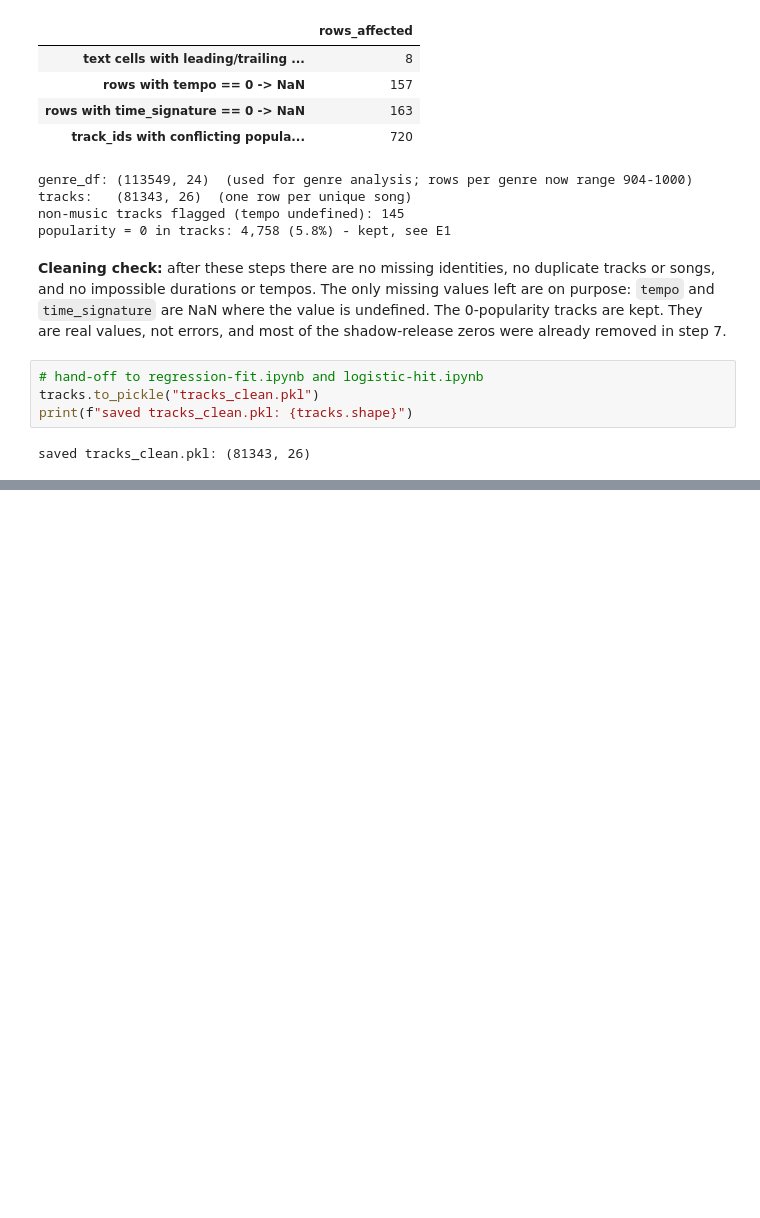
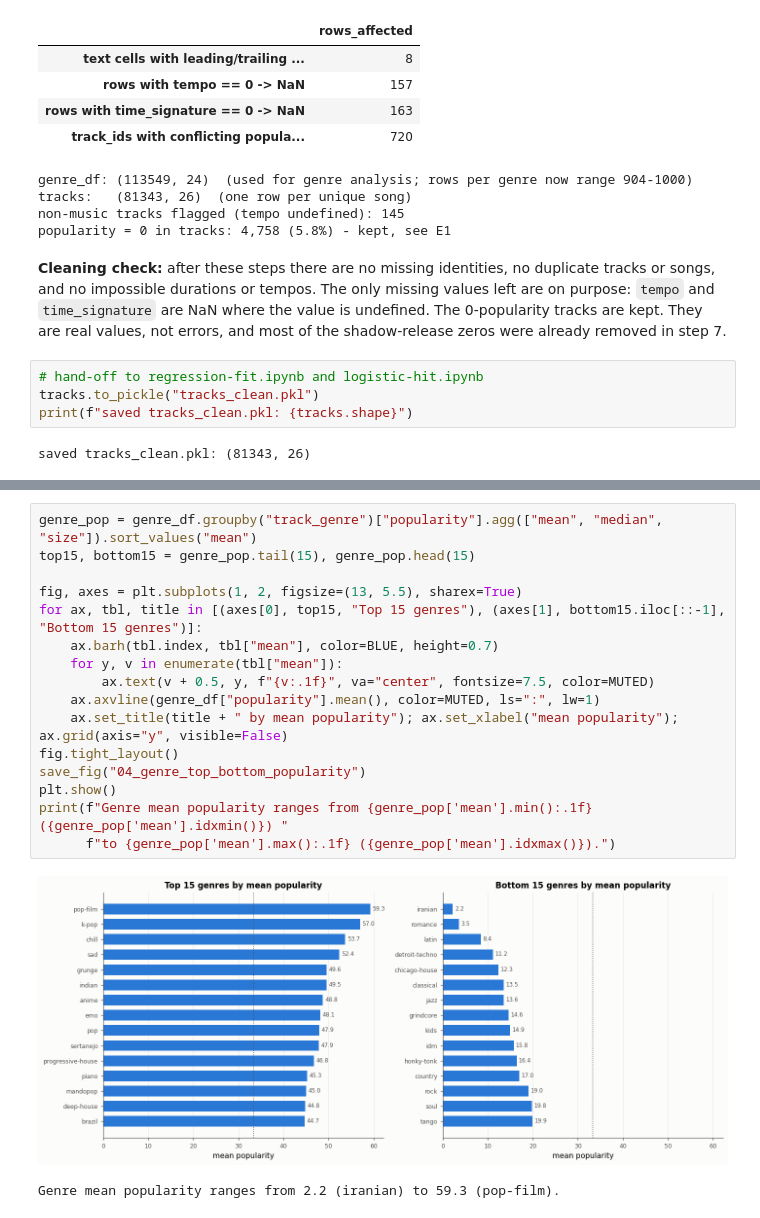
Before and after one commit to caixiaoqijessica/bt4211-final-project-spotify-dataset, a Jupyter notebook: bt4211-project.ipynb, the cells around one changed output, grey strips where cells are left out. Cells and saved outputs as stored; diff of their text form; blank space fills up the shorter version.

```diff
--- a/bt4211-project.ipynb
+++ b/bt4211-project.ipynb
@@ -1261,0 +723,19 @@ display(long_.nlargest(5, "duration_min")[["track_name", "artists", "duration_mi
+# %%
+genre_pop = genre_df.groupby("track_genre")["popularity"].agg(["mean", "median", "size"]).sort_values("mean")
+top15, bottom15 = genre_pop.tail(15), genre_pop.head(15)
+
+fig, axes = plt.subplots(1, 2, figsize=(13, 5.5), sharex=True)
+for ax, tbl, title in [(axes[0], top15, "Top 15 genres"), (axes[1], bottom15.iloc[::-1], "Bottom 15 genres")]:
+    ax.barh(tbl.index, tbl["mean"], color=BLUE, height=0.7)
+    for y, v in enumerate(tbl["mean"]):
+        ax.text(v + 0.5, y, f"{v:.1f}", va="center", fontsize=7.5, color=MUTED)
+    ax.axvline(genre_df["popularity"].mean(), color=MUTED, ls=":", lw=1)
+    ax.set_title(title + " by mean popularity"); ax.set_xlabel("mean popularity"); ax.grid(axis="y", visible=False)
+fig.tight_layout()
+save_fig("04_genre_top_bottom_popularity")
+plt.show()
+print(f"Genre mean popularity ranges from {genre_pop['mean'].min():.1f} ({genre_pop['mean'].idxmin()}) "
+      f"to {genre_pop['mean'].max():.1f} ({genre_pop['mean'].idxmax()}).")
+# %% [output]
+[figure, added]
+Genre mean popularity ranges from 2.2 (iranian) to 59.3 (pop-film).
```
Also changed, not shown: parts of 65 cells of this notebook, 20 other files.
